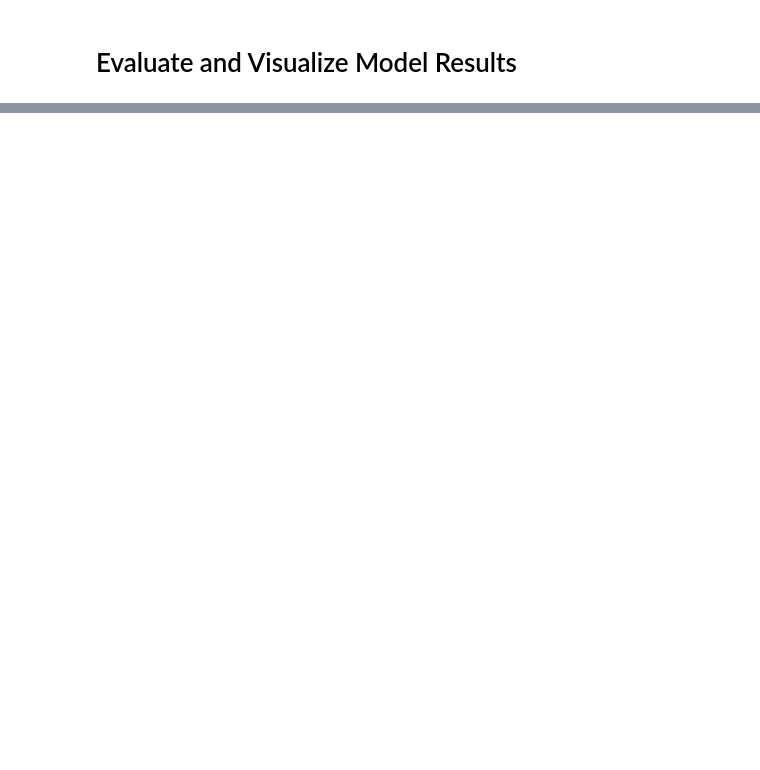
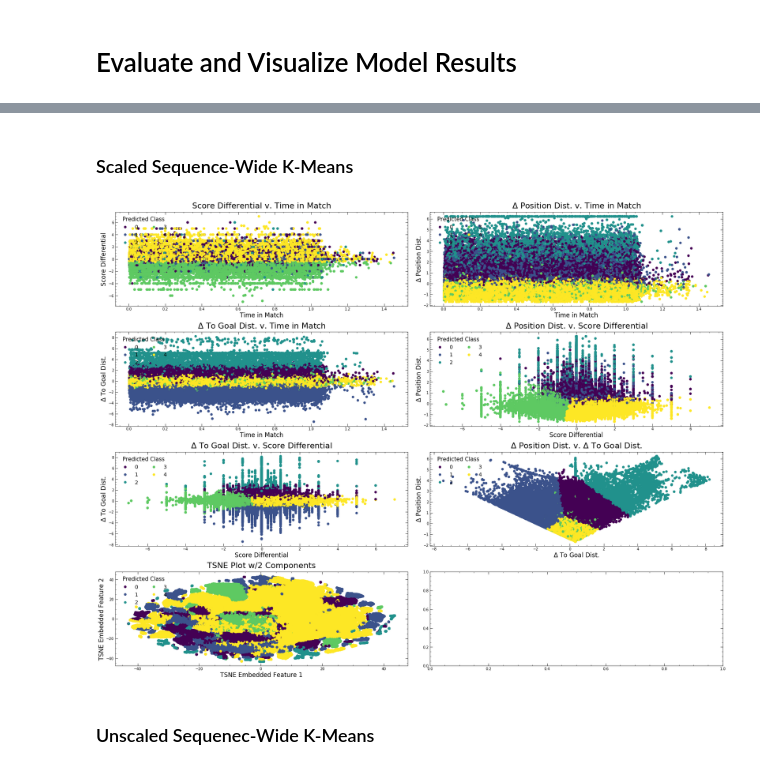
Before and after one commit to gosebastian12/Set_Piece_Strategy, a Jupyter notebook: notebooks/2_Clustering_Investigation.ipynb, the cells around one changed output, grey strips where cells are left out. Drawn from its saved outputs; the diff is of its cells as text; code cells hidden in the pictures; blank space fills up the shorter version.

Commit message:
All code for notebook no. 2 is written and running.

```diff
--- a/notebooks/2_Clustering_Investigation.ipynb
+++ b/notebooks/2_Clustering_Investigation.ipynb
@@ -58,0 +343,9 @@ sequences_df = pd.concat()
+# %%
+### Only run if you wish to load in the model ###
+model_rel_dir = "../models/initial_clustering/event_by_event"
+model_dir = os.path.join(notebook_dir, model_rel_dir)
+
+best_k_means_scaled = joblib.load(
+    "{}/best_k_means_scaled.sav".format(model_dir)
+)
+best_k_means_scaled
@@ -58,0 +369,9 @@ sequences_df = pd.concat()
+# %%
+### Only run if you wish to load in the model ###
+model_rel_dir = "../models/initial_clustering/event_by_event"
+model_dir = os.path.join(notebook_dir, model_rel_dir)
+
+best_k_means_unscaled = joblib.load(
+    "{}/best_k_means_unscaled.sav".format(model_dir)
+)
+best_k_means_unscaled
@@ -58,0 +401,9 @@ sequences_df = pd.concat()
+# %%
+### Only run if you wish to load in the model ###
+model_rel_dir = "../models/initial_clustering/sequence_aggregation"
+model_dir = os.path.join(notebook_dir, model_rel_dir)
+
+best_k_means_agg_scaled = joblib.load(
+    "{}/best_k_means_agg_scaled.sav".format(model_dir)
+)
+best_k_means_agg_scaled
@@ -60,0 +495,13 @@ sequences_df = pd.concat()
+# %% [markdown]
+### Scaled Sequence-Wide K-Means
+# %%
+agg_scaled_k_means_predictions = best_k_means_agg_scaled.predict(agg_by_mean_scaled_arr)
+# %%
+bv.cluster_subplot_generator(agg_by_mean_scaled_arr,
+                             agg_scaled_k_means_predictions,
+                             save_plot=True,
+                             file_name="seq_kmeans_scaled")
+# %% [output]
+[figure, added]
+# %% [markdown]
+### Unscaled Sequenec-Wide K-Means
```
Also changed, not shown: parts of 91 cells of this notebook, 10 other files.
